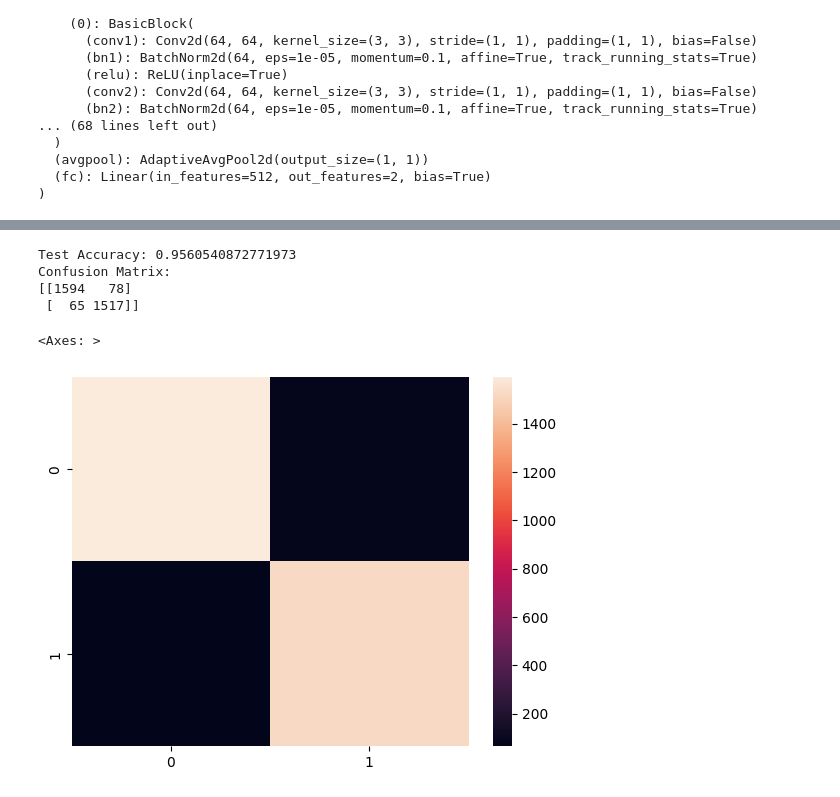
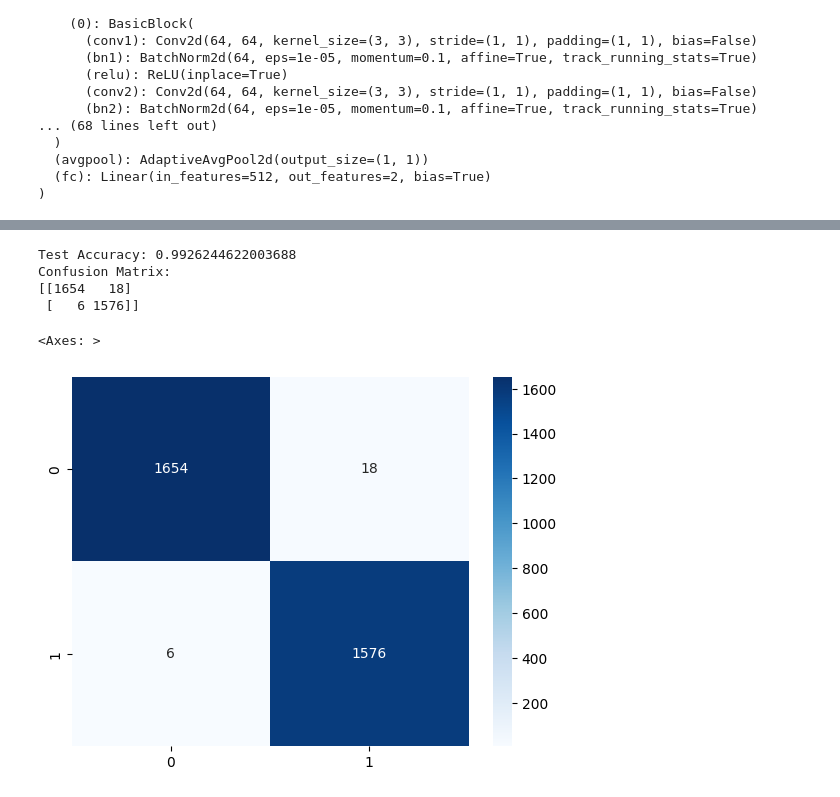
Before and after one commit to janikWa/Pitting_Detection, a Jupyter notebook: notebooks/notebook.ipynb, the cells around one changed output, grey strips where cells are left out. Saved outputs shown, nothing was run; the diff lists cells and outputs as text; code cells hidden in the pictures.

Commit message:
trained model

```diff
--- a/notebooks/notebook.ipynb
+++ b/notebooks/notebook.ipynb
@@ -200,0 +279,6 @@ torch.save(model.state_dict(), os.path.join(BASE, "models",  "resnet18_pitting_n
+# %%
+#load model
+model = models.resnet18(pretrained=False)
+model.fc = torch.nn.Linear(model.fc.in_features, 2)  # 2 classes
+model.load_state_dict(torch.load(os.path.join(BASE, "models/resnet18_pitting_not_simplified.pth")))
+model.to(device)  # Send model to GPU/CPU
@@ -201,6 +323,5 @@ torch.save(model.state_dict(), os.path.join(BASE, "models",  "resnet18_pitting_n
 # %%
 # Final evaluation on the test set
-model.eval()
 all_preds = []
 all_labels = []
 
@@ -216,12 +337,12 @@ print("Test Accuracy:", accuracy_score(all_labels, all_preds))
 print("Confusion Matrix:")
 print(confusion_matrix(all_labels, all_preds))
 # %% [output]
-Test Accuracy: 0.9560540872771973
+Test Accuracy: 0.9926244622003688
 Confusion Matrix:
-[[1594   78]
- [  65 1517]]
+[[1654   18]
+ [   6 1576]]
 # %%
-sns.heatmap(confusion_matrix(all_labels, all_preds))
+sns.heatmap(confusion_matrix(all_labels, all_preds), annot=True, fmt="d", cmap="Blues")
 # %% [output]
 <Axes: >
-[figure, old version]
+[figure, new version]
```
Also changed, not shown: parts of 14 cells of this notebook, 3 other files.
